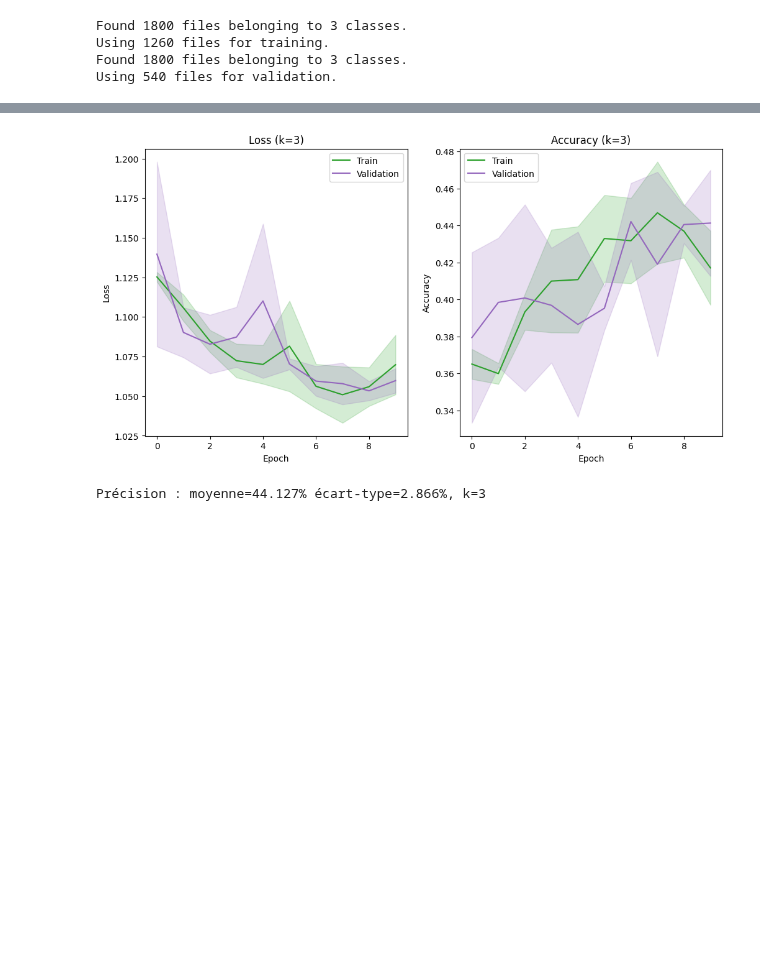
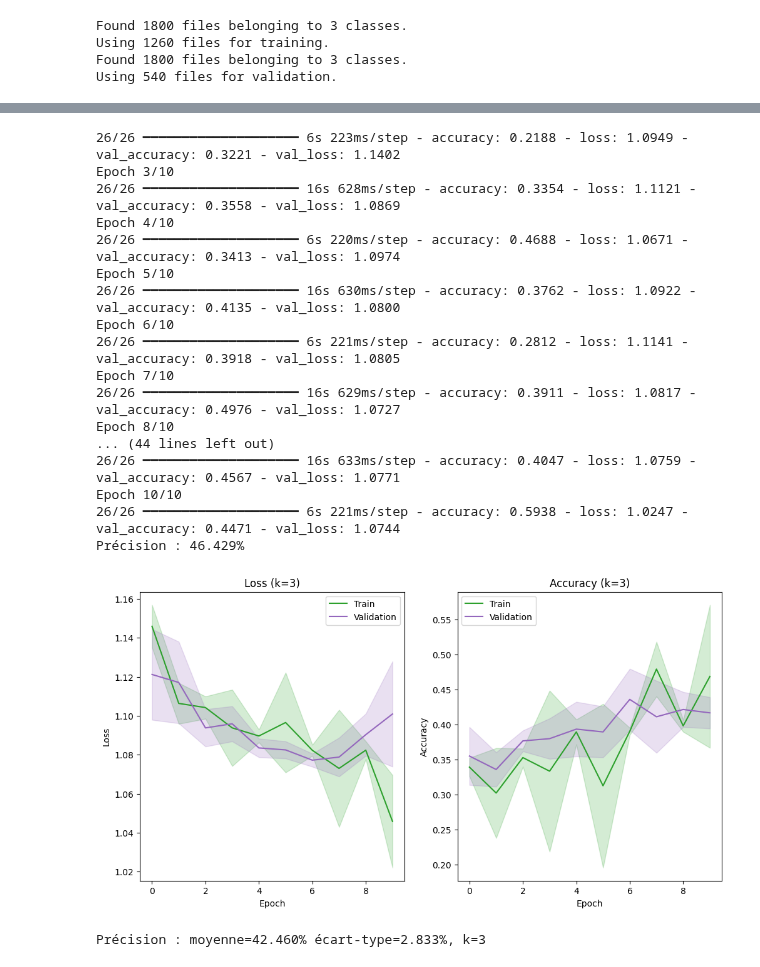
Before and after one commit to 3nd3rh3o/deeplearning-TER, a Jupyter notebook: TER/phaseI/HG-TransferLearning.ipynb, the cells around one changed output, grey strips where cells are left out. Saved outputs shown, nothing was run; the diff lists cells and outputs as text; code cells hidden in the pictures; blank space fills up the shorter version.

```diff
--- a/TER/phaseI/HG-TransferLearning.ipynb
+++ b/TER/phaseI/HG-TransferLearning.ipynb
@@ -227,7 +221,10 @@ def define_model(shape_input, shape_model, base_model): # Couleur: (28x28x3)
 # %% [markdown]
 ## Evaluation de modele
 # %%
-def evaluate_model(base_model, dataX, dataY, folds=3, epochs=10, input_shape=(150, 150, 3), input_shape_model=(224, 224, 3)):
+def evaluate_model(base_model, dataX, dataY, datagen, folds=3, epochs=10,
+                   input_shape=(150, 150, 3),
+                   input_shape_model=(224, 224, 3),
+                   batch_size=32):
     scores, histories = [], []
     kfold = KFold(n_splits=folds, shuffle=True, random_state=1)
 
@@ -236,7 +233,32 @@ def evaluate_model(base_model, dataX, dataY, folds=3, epochs=10, input_shape=(15
         X_test, y_test = dataX[test_ix], dataY[test_ix]
 
         model = define_model(input_shape, input_shape_model, base_model)
-        history = train_transfer_model(model, X_train, y_train, X_test, y_test, epochs)
+        train_generator = datagen.flow(
+            X_train,
+            y_train,
+            batch_size=batch_size,
+            shuffle=True
+        )
+
+        val_generator = datagen.flow(
+            X_test,
+            y_test,
+            batch_size=batch_size,
+            shuffle=False
+        )
+        steps_per_epoch = len(X_train) // batch_size
+        validation_steps = len(X_test) // batch_size
+
+        history = train_transfer_model(
+            model,
+            train_generator,
+            val_generator,
+            steps_per_epoch,
+            validation_steps,
+            epochs=epochs
+        )
+
+
         loss, acc = model.evaluate(X_test, y_test, verbose=0)
         print(f'Précision : {acc * 100:.3f}%')
         scores.append(acc)
@@ -272,13 +300,15 @@ base_model = ResNet50(
     weights='imagenet',
     name="ResNet_Layer"
 )
+
+datagen = ImageDataGenerator(horizontal_flip=True, vertical_flip=True)
 # %% [output]
 Found 1800 files belonging to 3 classes.
 Using 1260 files for training.
 Found 1800 files belonging to 3 classes.
 Using 540 files for validation.
 # %%
-scores, histories = evaluate_model(base_model, X_train, y_train)
+scores, histories = evaluate_model(base_model, X_train, y_train, datagen)
 plot_curves(histories)
 print(f'Précision : moyenne={mean(scores) * 100:.3f}% écart-type={std(scores) * 100:.3f}%, k={len(scores)}')
 # %% [output]
@@ -302,5 +321,22 @@ Précision : 48.095%
+26/26 ━━━━━━━━━━━━━━━━━━━━ 6s 223ms/step - accuracy: 0.2188 - loss: 1.0949 - val_accuracy: 0.3221 - val_loss: 1.1402
+Epoch 3/10
+26/26 ━━━━━━━━━━━━━━━━━━━━ 16s 628ms/step - accuracy: 0.3354 - loss: 1.1121 - val_accuracy: 0.3558 - val_loss: 1.0869
+Epoch 4/10
+26/26 ━━━━━━━━━━━━━━━━━━━━ 6s 220ms/step - accuracy: 0.4688 - loss: 1.0671 - val_accuracy: 0.3413 - val_loss: 1.0974
+Epoch 5/10
+26/26 ━━━━━━━━━━━━━━━━━━━━ 16s 630ms/step - accuracy: 0.3762 - loss: 1.0922 - val_accuracy: 0.4135 - val_loss: 1.0800
+Epoch 6/10
+26/26 ━━━━━━━━━━━━━━━━━━━━ 6s 221ms/step - accuracy: 0.2812 - loss: 1.1141 - val_accuracy: 0.3918 - val_loss: 1.0805
+Epoch 7/10
+26/26 ━━━━━━━━━━━━━━━━━━━━ 16s 629ms/step - accuracy: 0.3911 - loss: 1.0817 - val_accuracy: 0.4976 - val_loss: 1.0727
+Epoch 8/10
+... (44 lines left out)
+26/26 ━━━━━━━━━━━━━━━━━━━━ 16s 633ms/step - accuracy: 0.4047 - loss: 1.0759 - val_accuracy: 0.4567 - val_loss: 1.0771
+Epoch 10/10
+26/26 ━━━━━━━━━━━━━━━━━━━━ 6s 221ms/step - accuracy: 0.5938 - loss: 1.0247 - val_accuracy: 0.4471 - val_loss: 1.0744
+Précision : 46.429%
-[figure, old version]
+[figure, new version]
-Précision : moyenne=44.127% écart-type=2.866%, k=3
+Précision : moyenne=42.460% écart-type=2.833%, k=3
 # %%
 # Chargement du modèle sauvegardé
 model_filename = "something.keras"
```
Also changed, not shown: parts of 8 cells of this notebook, 1 other file.
